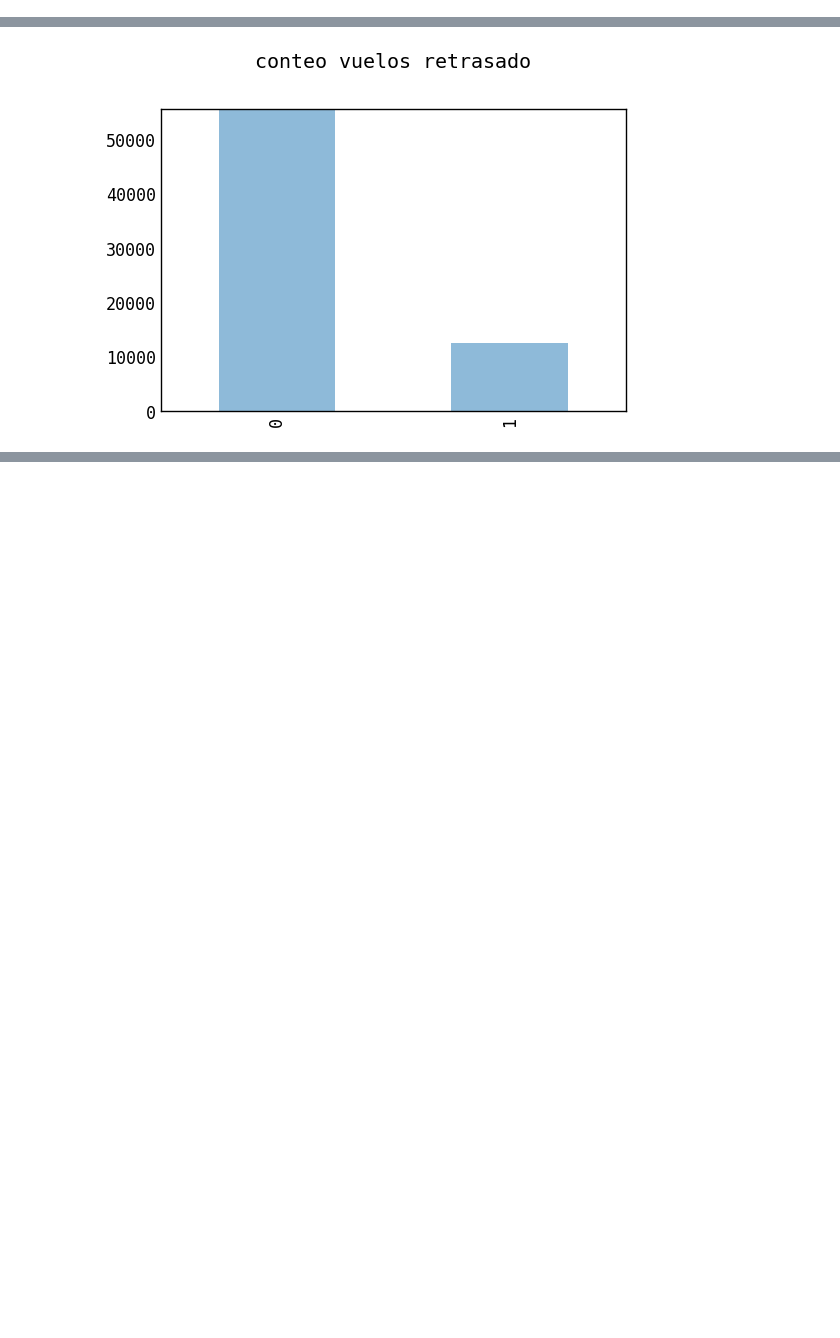
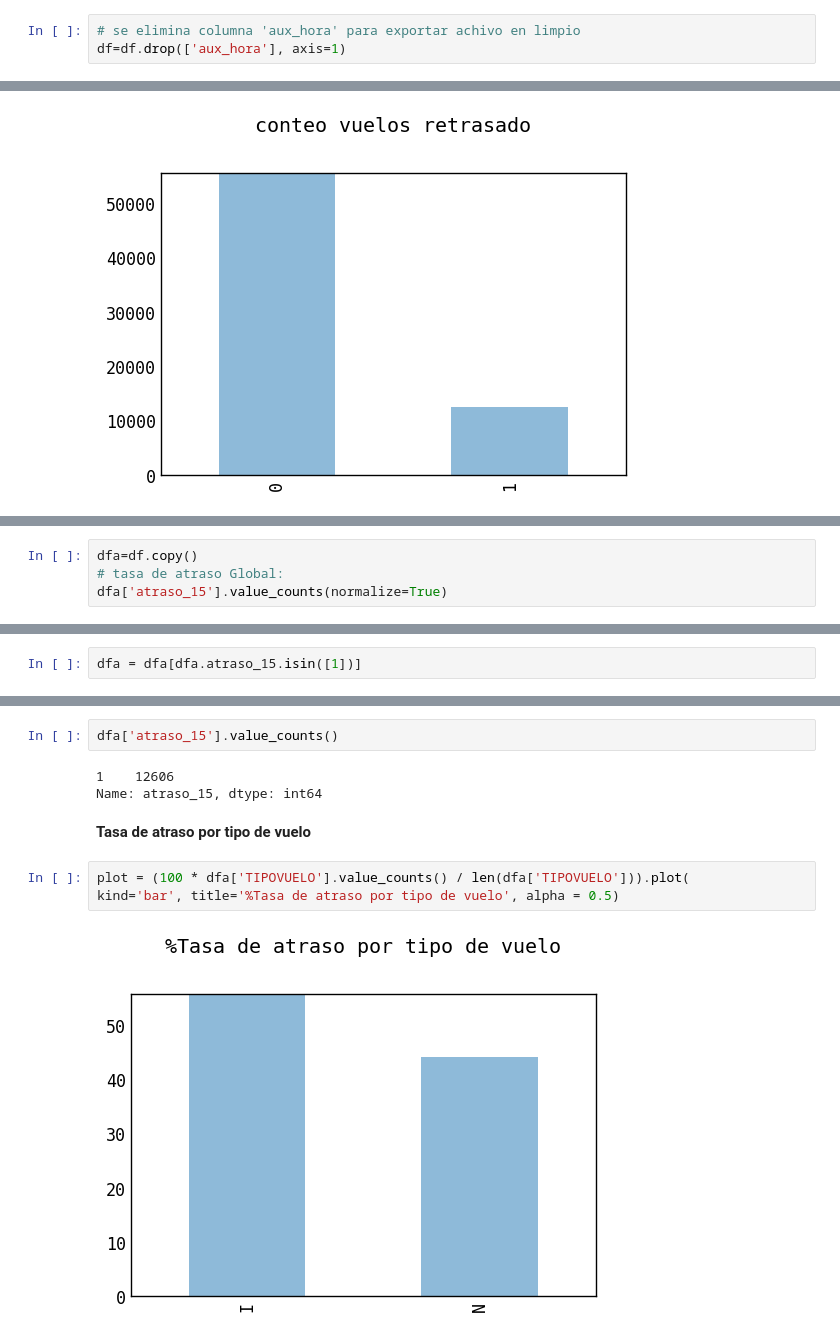
Before and after one commit to dfosoriom/LATAM_Airlines, a Jupyter notebook: solution.ipynb, the cells around one changed output, grey strips where cells are left out. Saved outputs shown, nothing was run; the diff lists cells and outputs as text; blank space fills up the shorter version.

Commit message:
Tasa de retraso

```diff
--- a/solution.ipynb
+++ b/solution.ipynb
@@ -401,4 +465,7 @@ df.sample(10)
 10 rows × 23 columns
+# %%
+# se elimina columna 'aux_hora' para exportar achivo en limpio
+df=df.drop(['aux_hora'], axis=1)
 # %%
 #Verificación de columnas creadas para exportar archivo synthetic_features.csv
 df[['temporada_alta','dif_min','atraso_15','periodo_dia']]
@@ -449,0 +522,4 @@ dfe.head()
+# %%
+dfa=df.copy()
+# tasa de atraso Global:
+dfa['atraso_15'].value_counts(normalize=True)
@@ -449,0 +534,2 @@ dfe.head()
+# %%
+dfa = dfa[dfa.atraso_15.isin([1])]
@@ -449,0 +549,12 @@ dfe.head()
+# %%
+dfa['atraso_15'].value_counts()
+# %% [output]
+1    12606
+Name: atraso_15, dtype: int64
+# %% [markdown]
+**Tasa de atraso por tipo de vuelo**
+# %%
+plot = (100 * dfa['TIPOVUELO'].value_counts() / len(dfa['TIPOVUELO'])).plot(
+kind='bar', title='%Tasa de atraso por tipo de vuelo', alpha = 0.5)
+# %% [output]
+[figure, added]
```
Also changed, not shown: parts of 55 cells of this notebook, 1 other file.
